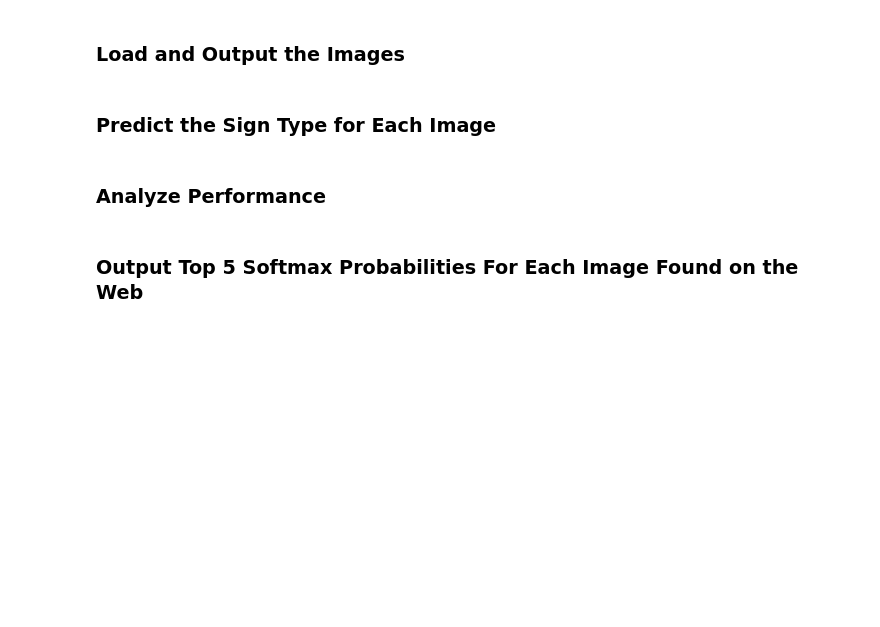
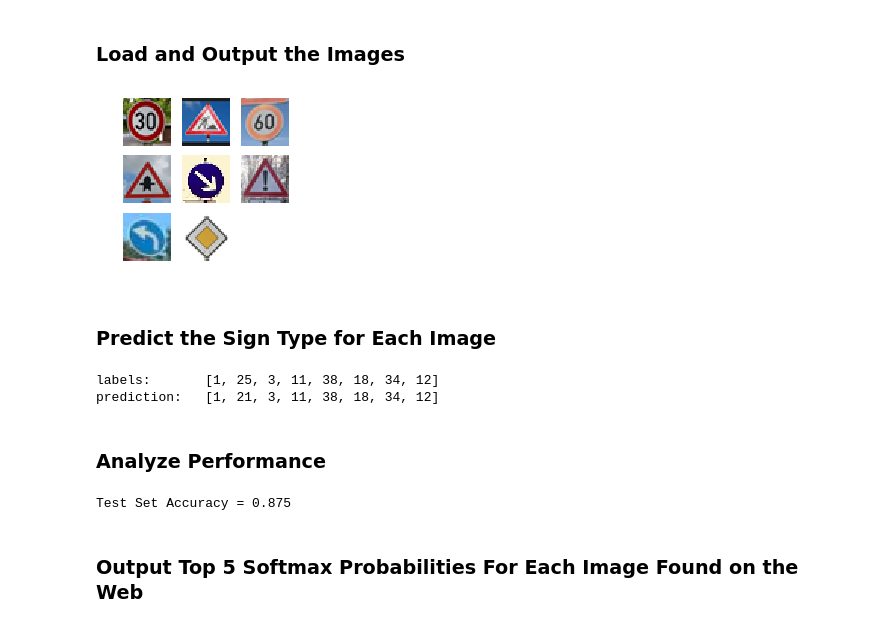
Before and after one commit to bt22dr/CarND-Traffic-Sign-Classifier-Project, a Jupyter notebook: Traffic_Sign_Classifier.ipynb, the cells around one changed output. Cells and saved outputs as stored; diff of their text form; code cells hidden in the pictures; blank space fills up the shorter version.

```diff
--- a/Traffic_Sign_Classifier.ipynb
+++ b/Traffic_Sign_Classifier.ipynb
@@ -244,7 +244,7 @@ test set
 # %%
 import tensorflow as tf
 
-EPOCHS = 50
+EPOCHS = 30
 BATCH_SIZE = 128
 IS_RGB = False
 
@@ -307,6 +313,7 @@ def LeNet(x):
 # %%
 x = tf.placeholder(tf.float32, (None, 32, 32, channel))
 y = tf.placeholder(tf.int32, (None))
+keep_prob = tf.placeholder(tf.float32)
 one_hot_y = tf.one_hot(y, n_classes)
 
 learning_rate = 0.005
@@ -314,8 +321,11 @@ learning_rate = 0.005
 logits = LeNet(x)
 cross_entropy = tf.nn.softmax_cross_entropy_with_logits(labels=one_hot_y, logits=logits)
 loss_operation = tf.reduce_mean(cross_entropy)
+reg_losses = tf.get_collection(tf.GraphKeys.REGULARIZATION_LOSSES)
+reg_constant = 0.005
+total_loss = loss_operation + reg_constant * sum(reg_losses)
 optimizer = tf.train.AdamOptimizer(learning_rate = learning_rate)
-training_operation = optimizer.minimize(loss_operation)
+training_operation = optimizer.minimize(total_loss)
 
 correct_prediction = tf.equal(tf.argmax(logits, 1), tf.argmax(one_hot_y, 1))
 accuracy_operation = tf.reduce_mean(tf.cast(correct_prediction, tf.float32))
@@ -327,7 +337,7 @@ def evaluate(X_data, y_data):
     sess = tf.get_default_session()
     for offset in range(0, num_examples, BATCH_SIZE):
         batch_x, batch_y = X_data[offset:offset+BATCH_SIZE], y_data[offset:offset+BATCH_SIZE]
-        accuracy = sess.run(accuracy_operation, feed_dict={x: batch_x, y: batch_y})
+        accuracy = sess.run(accuracy_operation, feed_dict={x: batch_x, y: batch_y, keep_prob: 1.0})
         total_accuracy += (accuracy * len(batch_x))
     return total_accuracy / num_examples
 # %% [markdown]
@@ -344,6 +354,7 @@ sets imply underfitting. A high accuracy on the training set but low accuracy on
 # %%
 X_train = X_train_normalized if IS_RGB == True else X_train_gray
 X_valid = X_valid_normalized if IS_RGB == True else X_valid_gray
+X_test = X_test_normalized if IS_RGB == True else X_test_gray
 
 with tf.Session() as sess:
     sess.run(tf.global_variables_initializer())
@@ -355,14 +366,19 @@ with tf.Session() as sess:
         for offset in range(0, num_examples, BATCH_SIZE):
             end = offset + BATCH_SIZE
             batch_x, batch_y = X_train[offset:end], y_train[offset:end]
-            sess.run(training_operation, feed_dict={x: batch_x, y: batch_y})
+            sess.run(training_operation, feed_dict={x: batch_x, y: batch_y, keep_prob: 0.8})
 
+        training_accuracy = evaluate(X_train, y_train)
         validation_accuracy = evaluate(X_valid, y_valid)
         print("EPOCH {} ...".format(i+1))
+        print("Training Accuracy = {:.3f}".format(training_accuracy))
         print("Validation Accuracy = {:.3f}".format(validation_accuracy))
         print()
 
-    saver.save(sess, './lenet')
+    test_accuracy = evaluate(X_test, y_test)
+    print("Test Accuracy = {:.3f}".format(test_accuracy))
+
+    saver.save(sess, './models/lenet')
     print("Model saved")
 # %% [output]
 Training...
@@ -388,17 +411,65 @@ You may find `signnames.csv` useful as it contains mappings from the class id (i
 # %%
 ### Load the images and plot them here.
 ### Feel free to use as many code cells as needed.
+# %%
+import glob
+
+test_images = glob.glob('./data/test_images02/*')
+n_test_images = len(test_images)
+subplot_size = np.int(np.ceil(np.sqrt(n_test_images)))
+# %%
+X_real = []
+fig, axs = plt.subplots(subplot_size, subplot_size, figsize=(subplot_size, subplot_size))
+axs = axs.ravel()
+for i in range(subplot_size*subplot_size):
+    axs[i].axis('off')
+    if i < n_test_images:
+        image = cv2.imread(test_images[i])
+        image = cv2.resize(image, (32, 32))
+        image = cv2.cvtColor(image, cv2.COLOR_BGR2RGB)
+        axs[i].imshow(image)
+        X_real.append(image)
+# %% [output]
+[figure, added]
 # %% [markdown]
 ### Predict the Sign Type for Each Image
 # %%
 ### Run the predictions here and use the model to output the prediction for each image.
 ### Make sure to pre-process the images with the same pre-processing pipeline used earlier.
 ### Feel free to use as many code cells as needed.
+# %%
+X_real = np.array(X_real)
+X_real_normalized = normalize_simple(X_real)
+X_real_gray = convert_grayscale(X_real_normalized)
+Y_real = [1, 25, 3, 11, 38, 18, 34, 12]
+
+X_real = X_real_normalized if IS_RGB == True else X_real_gray
+
+prob = tf.nn.softmax(logits)
+y_pred = tf.argmax(prob, 1)
+
+sess = tf.Session()
+saver = tf.train.import_meta_graph('./models/lenet.meta')
+saver.restore(sess, tf.train.latest_checkpoint('./models'))
+np_y_pred, np_prob = sess.run([y_pred, prob], feed_dict={x: X_real, keep_prob: 1.0})
+
+print("labels:      ", Y_real)
+print("prediction:  ", list(np_y_pred))
+# %% [output]
+labels:       [1, 25, 3, 11, 38, 18, 34, 12]
+prediction:   [1, 21, 3, 11, 38, 18, 34, 12]
 # %% [markdown]
 ### Analyze Performance
 # %%
 ### Calculate the accuracy for these 5 new images.
 ### For example, if the model predicted 1 out of 5 signs correctly, it's 20% accurate on these new images.
+# %%
+correct_pred = np.equal(np_y_pred, Y_real)
+print()
+accuracy_real = np.mean(correct_pred)
+print("Test Set Accuracy = {:.3f}".format(accuracy_real))
+# %% [output]
+Test Set Accuracy = 0.875
 # %% [markdown]
 ### Output Top 5 Softmax Probabilities For Each Image Found on the Web
 # %% [markdown]
```
Also changed, not shown: parts of 5 cells of this notebook, 1 other file.
